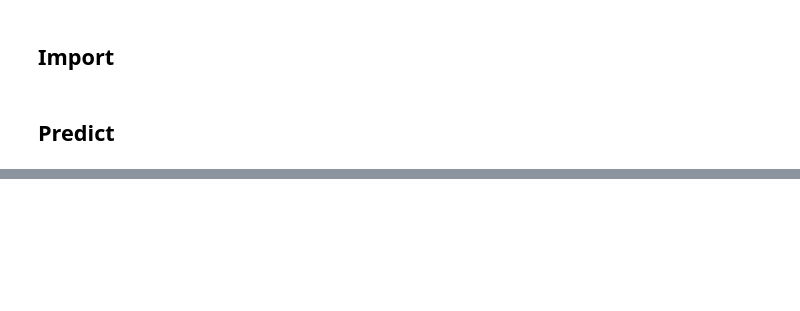
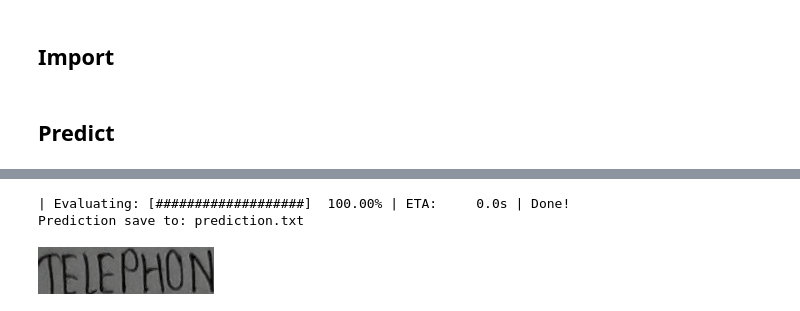
Before and after one commit to datvodinh/vietnamese-ocr, a Jupyter notebook: Inference.ipynb, the cells around one changed output, grey strips where cells are left out. Saved outputs shown, nothing was run; the diff lists cells and outputs as text; code cells hidden in the pictures; blank space fills up the shorter version.

Commit message:
update for batch inference

```diff
--- a/Inference.ipynb
+++ b/Inference.ipynb
@@ -27,3 +11,6 @@ MODEL_PATH = "/content/model_resnet50_150.pt"
+# %%
+SRC_PATH = "public_test_data/new_public_test"
+MODEL_PATH = "model_weights/model_swin_transformer_v2_150.pt"
 # %% [markdown]
 ## Predict
 # %%
@@ -39,2 +31,9 @@ os.listdir(SRC_PATH)[idx]
+# %%
+pred = infer.predict(SRC_PATH,os.listdir(SRC_PATH),batch_size=200,save=True)
+# %% [output]
+| Evaluating: [###################]  100.00% | ETA:     0.0s | Done!
+Prediction save to: prediction.txt
 # %%
-Image.open(os.path.join(SRC_PATH,os.listdir(SRC_PATH)[idx])).save(os.listdir(SRC_PATH)[idx])
+Image.open(os.path.join(SRC_PATH,"public_test_img_10102.jpg"))
+# %% [output]
+[figure, added]
```
Also changed, not shown: parts of 10 cells of this notebook, 10 other files.
